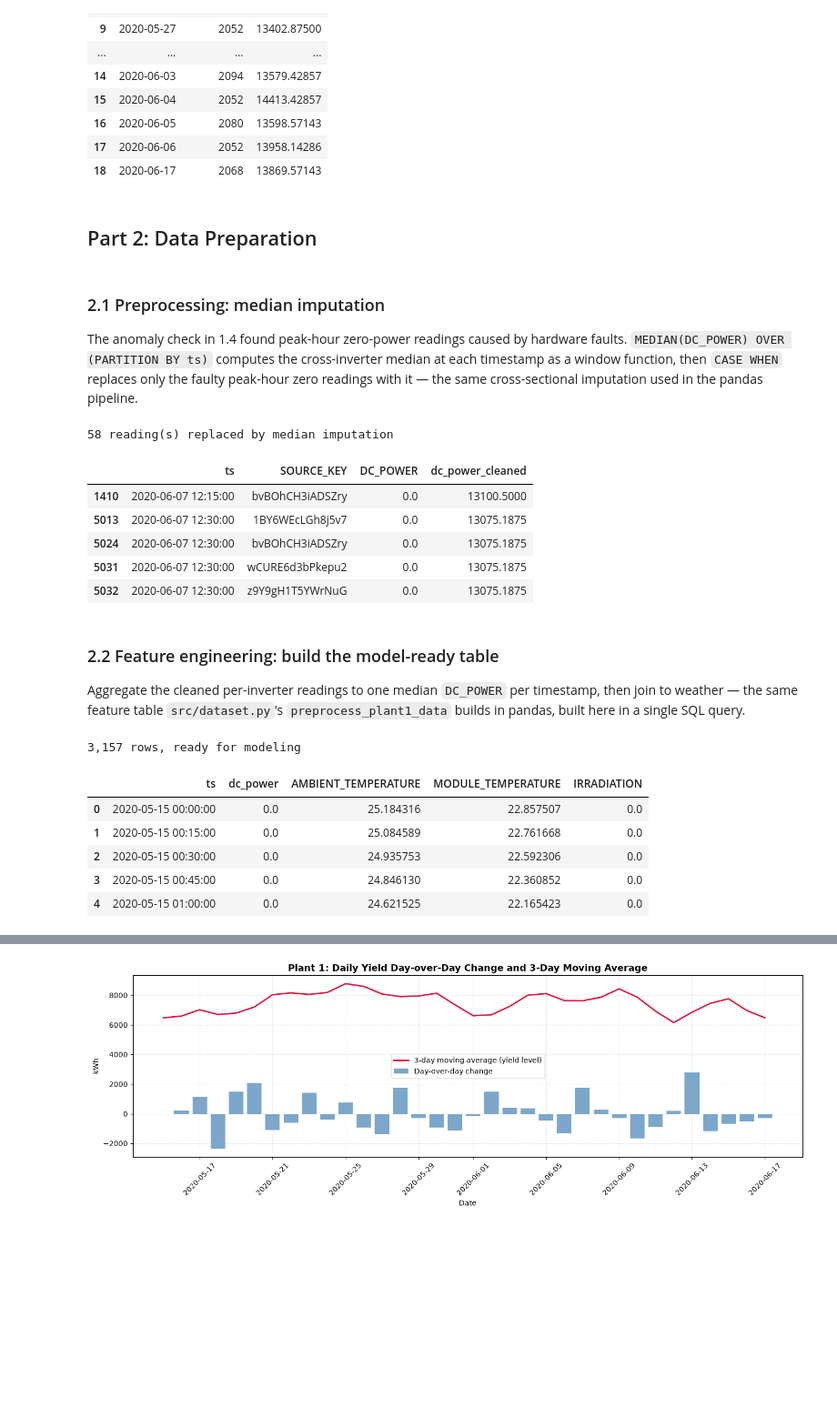
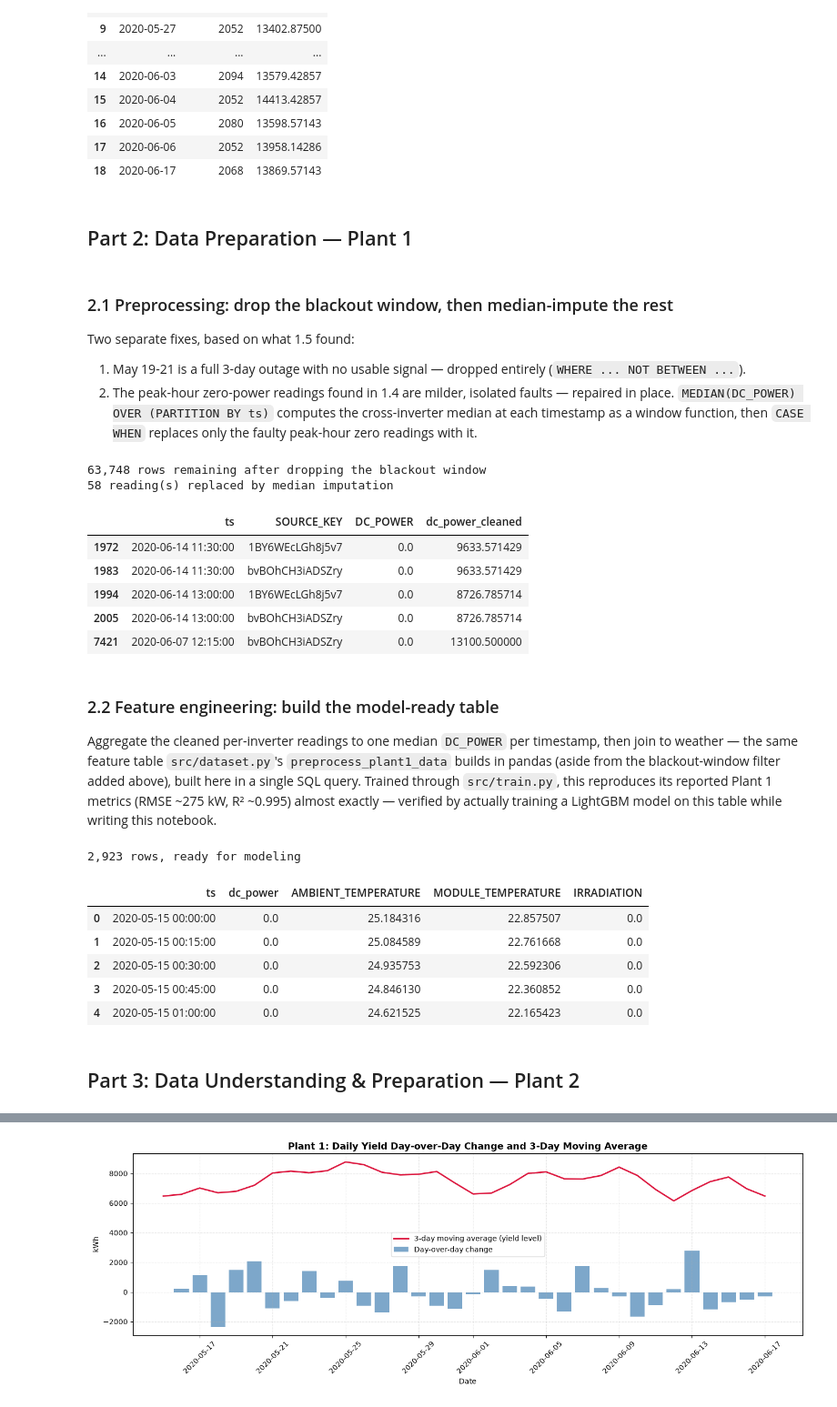
Before and after one commit to tateshita1908/solar-power-forecasting-system, a Jupyter notebook: notebooks/sql_analysis.ipynb, the cells around one changed output, grey strips where cells are left out. Shown at 91% size. Saved outputs shown, nothing was run; the diff lists cells and outputs as text; code cells hidden in the pictures; blank space fills up the shorter version.

```diff
--- a/notebooks/sql_analysis.ipynb
+++ b/notebooks/sql_analysis.ipynb
@@ -151,53 +153,59 @@ missing_data_df
 | 17 | 2020-06-06 | 2052 | 13958.14286 |
 | 18 | 2020-06-17 | 2068 | 13869.57143 |
 # %% [markdown]
-## Part 2: Data Preparation
+## Part 2: Data Preparation — Plant 1
 # %% [markdown]
-### 2.1 Preprocessing: median imputation
+### 2.1 Preprocessing: drop the blackout window, then median-impute the rest
 
-The anomaly check in 1.4 found peak-hour zero-power readings caused by hardware faults. `MEDIAN(DC_POWER) OVER (PARTITION BY ts)` computes the cross-inverter median at each timestamp as a window function, then `CASE WHEN` replaces only the faulty peak-hour zero readings with it — the same cross-sectional imputation used in the pandas pipeline.
+Two separate fixes, based on what 1.5 found:
+1. May 19-21 is a full 3-day outage with no usable signal — dropped entirely (`WHERE ... NOT BETWEEN ...`).
+2. The peak-hour zero-power readings found in 1.4 are milder, isolated faults — repaired in place. `MEDIAN(DC_POWER) OVER (PARTITION BY ts)` computes the cross-inverter median at each timestamp as a window function, then `CASE WHEN` replaces only the faulty peak-hour zero readings with it.
 # %%
 cleaned_df = con.sql(f"""
     WITH parsed AS (
         SELECT
             strptime(DATE_TIME, '%d-%m-%Y %H:%M') AS ts,
             SOURCE_KEY, DC_POWER
         FROM read_csv_auto('{GEN_PATH}')
+        WHERE strptime(DATE_TIME, '%d-%m-%Y %H:%M')::DATE NOT BETWEEN DATE '2020-05-19' AND DATE '2020-05-21'
     ),
     with_median AS (
         SELECT *, MEDIAN(DC_POWER) OVER (PARTITION BY ts) AS healthy_median
         FROM parsed
     )
     SELECT
         ts, SOURCE_KEY, DC_POWER,
         CASE
             WHEN strftime(ts, '%H:%M') BETWEEN '11:00' AND '15:00' AND DC_POWER = 0.0
             THEN healthy_median
             ELSE DC_POWER
         END AS dc_power_cleaned
     FROM with_median
 """).df()
 
 changed = cleaned_df[cleaned_df['DC_POWER'] != cleaned_df['dc_power_cleaned']]
+print(f"{len(cleaned_df):,} rows remaining after dropping the blackout window")
 print(f"{len(changed)} reading(s) replaced by median imputation")
 changed.head()
 # %% [output]
+63,748 rows remaining after dropping the blackout window
 58 reading(s) replaced by median imputation
 |  | ts | SOURCE_KEY | DC_POWER | dc_power_cleaned |
-| 1410 | 2020-06-07 12:15:00 | bvBOhCH3iADSZry | 0.0 | 13100.5000 |
-| 5013 | 2020-06-07 12:30:00 | 1BY6WEcLGh8j5v7 | 0.0 | 13075.1875 |
-| 5024 | 2020-06-07 12:30:00 | bvBOhCH3iADSZry | 0.0 | 13075.1875 |
-| 5031 | 2020-06-07 12:30:00 | wCURE6d3bPkepu2 | 0.0 | 13075.1875 |
-| 5032 | 2020-06-07 12:30:00 | z9Y9gH1T5YWrNuG | 0.0 | 13075.1875 |
+| 1972 | 2020-06-14 11:30:00 | 1BY6WEcLGh8j5v7 | 0.0 | 9633.571429 |
+| 1983 | 2020-06-14 11:30:00 | bvBOhCH3iADSZry | 0.0 | 9633.571429 |
+| 1994 | 2020-06-14 13:00:00 | 1BY6WEcLGh8j5v7 | 0.0 | 8726.785714 |
+| 2005 | 2020-06-14 13:00:00 | bvBOhCH3iADSZry | 0.0 | 8726.785714 |
+| 7421 | 2020-06-07 12:15:00 | bvBOhCH3iADSZry | 0.0 | 13100.500000 |
 # %% [markdown]
 ### 2.2 Feature engineering: build the model-ready table
 
-Aggregate the cleaned per-inverter readings to one median `DC_POWER` per timestamp, then join to weather — the same feature table `src/dataset.py`'s `preprocess_plant1_data` builds in pandas, built here in a single SQL query.
+Aggregate the cleaned per-inverter readings to one median `DC_POWER` per timestamp, then join to weather — the same feature table `src/dataset.py`'s `preprocess_plant1_data` builds in pandas (aside from the blackout-window filter added above), built here in a single SQL query. Trained through `src/train.py`, this reproduces its reported Plant 1 metrics (RMSE ~275 kW, R² ~0.995) almost exactly — verified by actually training a LightGBM model on this table while writing this notebook.
 # %%
 feature_table = con.sql(f"""
     WITH parsed AS (
         SELECT strptime(DATE_TIME, '%d-%m-%Y %H:%M') AS ts, SOURCE_KEY, DC_POWER
         FROM read_csv_auto('{GEN_PATH}')
+        WHERE strptime(DATE_TIME, '%d-%m-%Y %H:%M')::DATE NOT BETWEEN DATE '2020-05-19' AND DATE '2020-05-21'
     ),
     with_median AS (
         SELECT *, MEDIAN(DC_POWER) OVER (PARTITION BY ts) AS healthy_median
@@ -223,10 +231,12 @@ feature_table = con.sql(f"""
 print(f"{len(feature_table):,} rows, ready for modeling")
 feature_table.head()
 # %% [output]
-3,157 rows, ready for modeling
+2,923 rows, ready for modeling
 |  | ts | dc_power | AMBIENT_TEMPERATURE | MODULE_TEMPERATURE | IRRADIATION |
 | 0 | 2020-05-15 00:00:00 | 0.0 | 25.184316 | 22.857507 | 0.0 |
 | 1 | 2020-05-15 00:15:00 | 0.0 | 25.084589 | 22.761668 | 0.0 |
 | 2 | 2020-05-15 00:30:00 | 0.0 | 24.935753 | 22.592306 | 0.0 |
 | 3 | 2020-05-15 00:45:00 | 0.0 | 24.846130 | 22.360852 | 0.0 |
 | 4 | 2020-05-15 01:00:00 | 0.0 | 24.621525 | 22.165423 | 0.0 |
+# %% [markdown]
+## Part 3: Data Understanding & Preparation — Plant 2
```
Also changed, not shown: parts of 15 cells of this notebook.
